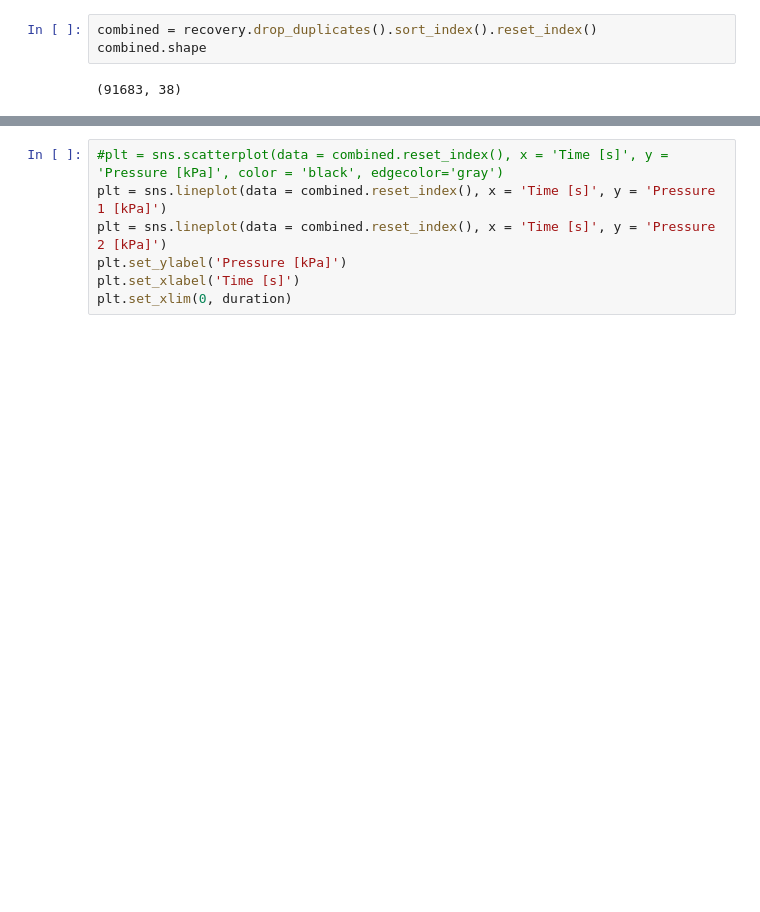
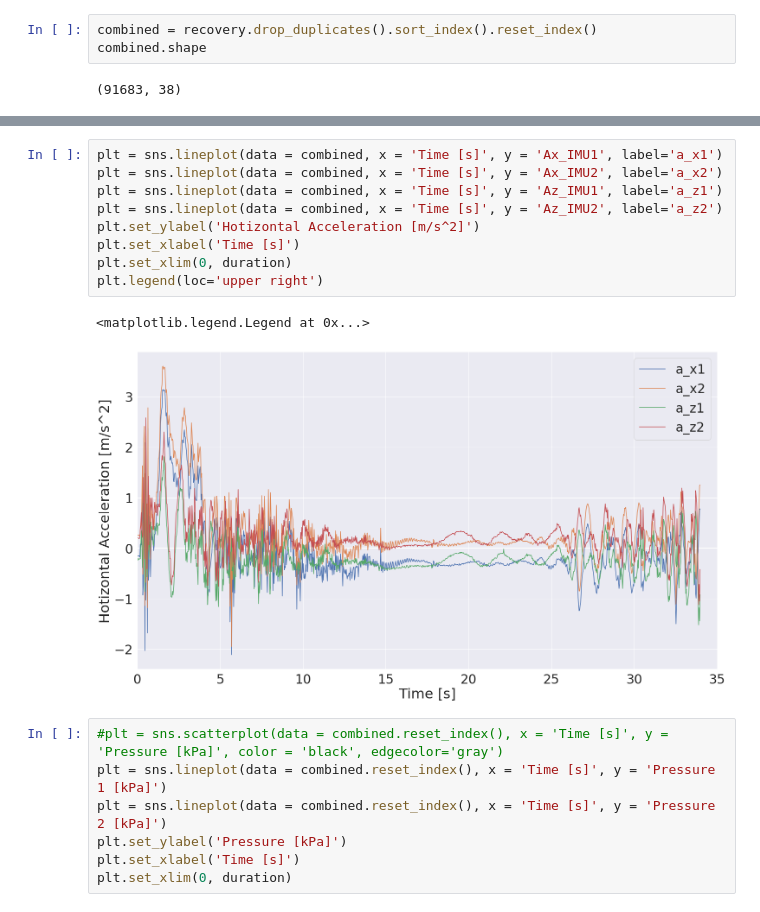
Before and after one commit to aris-space/euler-avionics, a Jupyter notebook: maiden_launch_analysis/maiden_launch_analysis_recovery.ipynb, the cells around one changed output, grey strips where cells are left out. Saved outputs shown, nothing was run; the diff lists cells and outputs as text; blank space fills up the shorter version.

```diff
--- a/maiden_launch_analysis/maiden_launch_analysis_recovery.ipynb
+++ b/maiden_launch_analysis/maiden_launch_analysis_recovery.ipynb
@@ -41,3 +41,15 @@ Min acceleration: -58.92999999999999 m/s^2
+# %%
+plt = sns.lineplot(data = combined, x = 'Time [s]', y = 'Ax_IMU1', label='a_x1')
+plt = sns.lineplot(data = combined, x = 'Time [s]', y = 'Ax_IMU2', label='a_x2')
+plt = sns.lineplot(data = combined, x = 'Time [s]', y = 'Az_IMU1', label='a_z1')
+plt = sns.lineplot(data = combined, x = 'Time [s]', y = 'Az_IMU2', label='a_z2')
+plt.set_ylabel('Hotizontal Acceleration [m/s^2]')
+plt.set_xlabel('Time [s]')
+plt.set_xlim(0, duration)
+plt.legend(loc='upper right')
+# %% [output]
+<matplotlib.legend.Legend at 0x...>
+[figure, added]
 # %%
 #plt = sns.scatterplot(data = combined.reset_index(), x = 'Time [s]', y = 'Pressure [kPa]', color = 'black', edgecolor='gray')
 plt = sns.lineplot(data = combined.reset_index(), x = 'Time [s]', y = 'Pressure 1 [kPa]')
```
Also changed, not shown: parts of 3 cells of this notebook.
